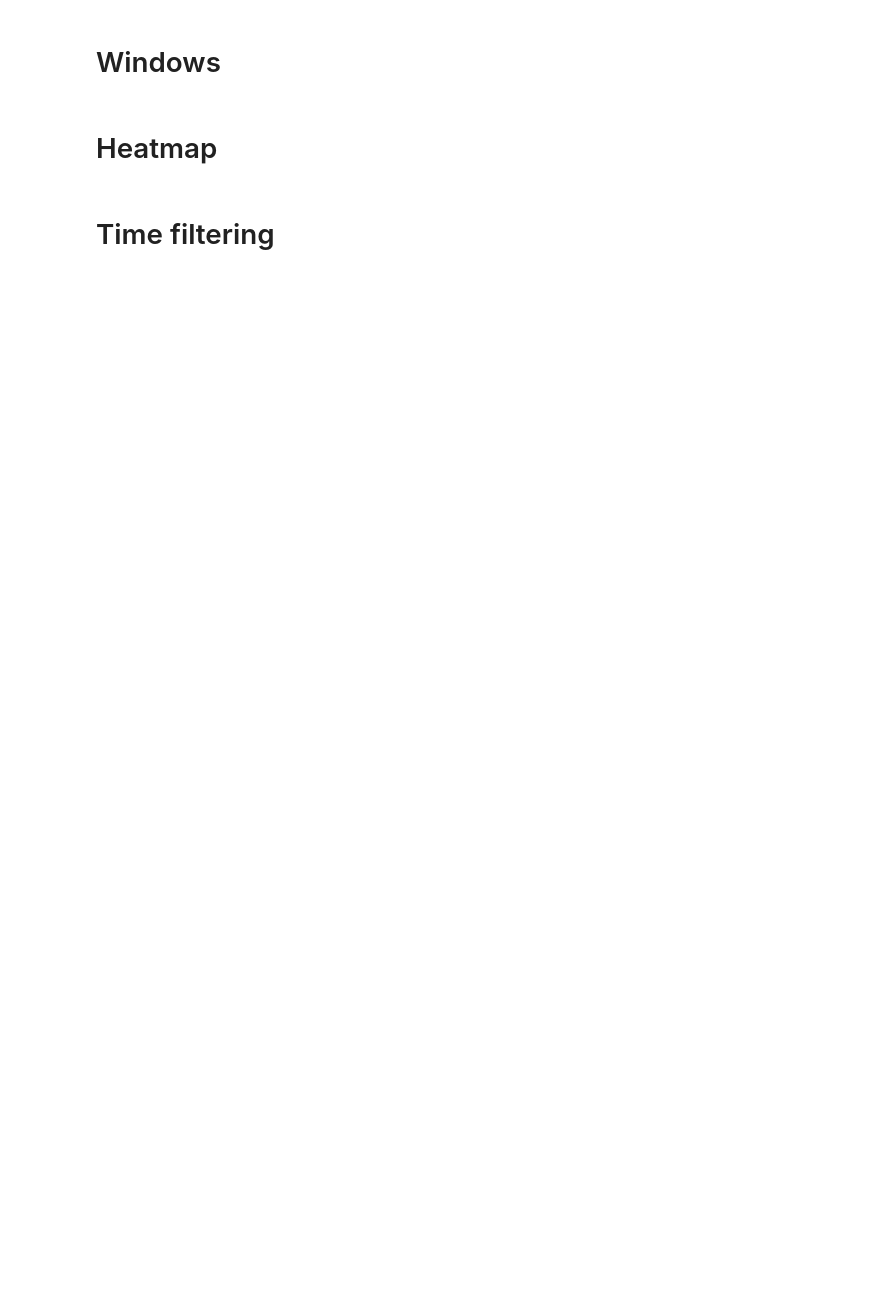
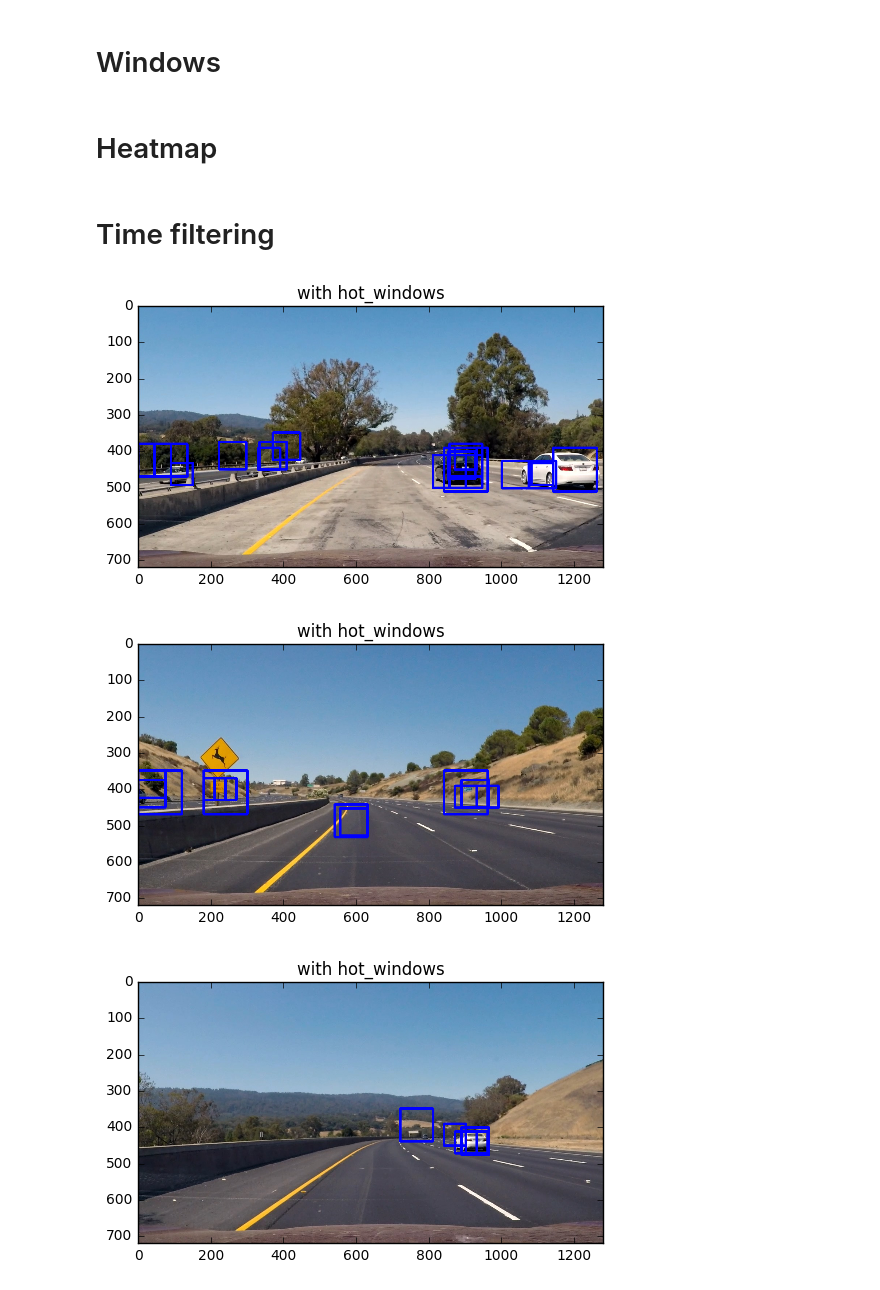
Before and after one commit to ingenieroariel/CarND-Vehicle-Detection, a Jupyter notebook: code.ipynb, the cells around one changed output. Cells and saved outputs as stored; diff of their text form; code cells hidden in the pictures; blank space fills up the shorter version.

```diff
--- a/code.ipynb
+++ b/code.ipynb
@@ -404,3 +422,57 @@ def temporal_filter(boxes):
     return boxes
     #boxes_circular_queue.append(boxes)
     #return np.average(boxes_circular_queue, axis=0).astype(int)
+# %%
+y_start_stop=(350, 550)
+x_start_stop=(0, 1300)
+xy_window=(64, 64)
+xy_overlap=(0.5, 0.65)
+scale=1
+color_space='YCrCb'
+spatial_size=(8, 8)
+hist_bins=16
+orient=13
+pix_per_cell=8
+cell_per_block=2
+hog_channel='ALL'
+spatial_feat=True
+hist_feat=False
+hog_feat=True
+
+
+
+
+for img_path in images:
+    img = cv2.imread(img_path)
+    img = cv2.cvtColor(img, cv2.COLOR_BGR2RGB)
+
+    svc_model = get_svm()
+    scaler = get_scaler()
+
+    hot_windows = []
+
+    for window_size in [(60, 60), (75, 75), (90, 90), (120, 120)]:
+
+        raw_windows = slide_window(img, x_start_stop=x_start_stop, y_start_stop=y_start_stop,
+                               xy_window=window_size, xy_overlap=(0.5, 0.65))
+
+
+        some_hot_windows = search_windows(img, raw_windows, svc_model, scaler, color_space=color_space,
+                                spatial_size=spatial_size, hist_bins=hist_bins,
+                                orient=orient, pix_per_cell=pix_per_cell,
+                                cell_per_block=cell_per_block,
+                                hog_channel=hog_channel, spatial_feat=spatial_feat,
+                                hist_feat=hist_feat, hog_feat=hog_feat)
+
+        hot_windows = hot_windows + some_hot_windows
+
+
+    with_hot_windows = draw_boxes(img, hot_windows)
+
+    plt.figure()
+    plt.title('with hot_windows')
+    plt.imshow(with_hot_windows)
+# %% [output]
+[figure, added]
+[figure, added]
+[figure, added]
```
Also changed, not shown: parts of 11 cells of this notebook, 2 other files.
